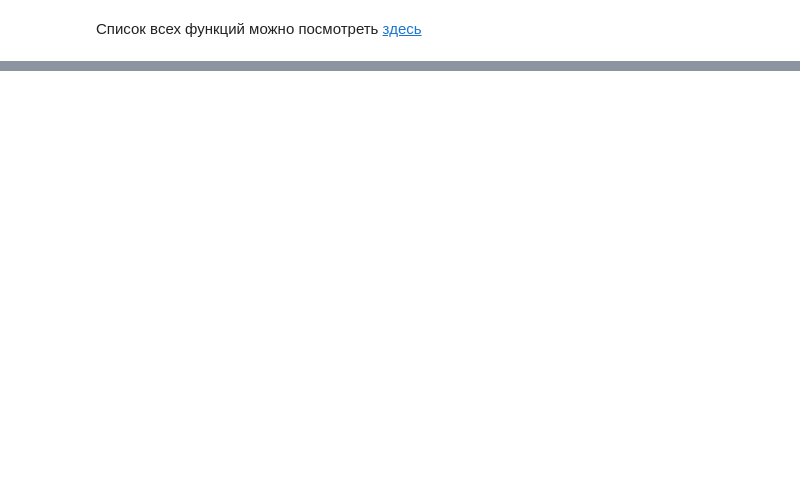
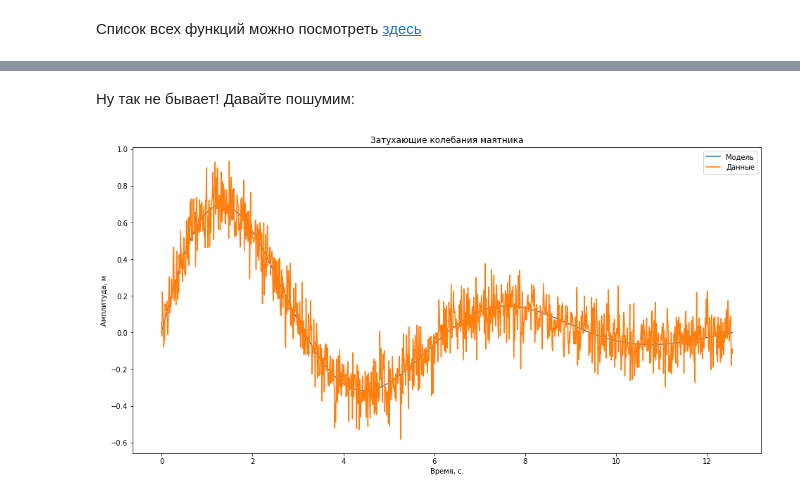
Before and after one commit to teimy/iki-course, a Jupyter notebook: Lection2.ipynb, the cells around one changed output, grey strips where cells are left out. Drawn from its saved outputs; the diff is of its cells as text; code cells hidden in the pictures; blank space fills up the shorter version.

```diff
--- a/Lection2.ipynb
+++ b/Lection2.ipynb
@@ -281,0 +343,15 @@ print('Собственные значения: ', linalg.eigvals(bb))
+# %% [markdown]
+Ну так не бывает! Давайте пошумим:
+# %%
+y1 = y + 0.1*np.random.randn(len(y)) # добавляем шум
+                                     # почему не rand?  почему именно randn? подумойте
+plt.figure(figsize=(16,8))
+plt.plot(x, y, x, y1)
+
+plt.title('Затухающие колебания маятника')
+plt.ylabel('Амплитуда, м')       # у нас здоровый маятник
+plt.xlabel('Время, с.')          # и видимо очень вязкая среда
+plt.legend(['Модель', 'Данные']) # будем хорошими мальчиками и сделаем легенду
+plt.show()
+# %% [output]
+[figure, added]
```
Also changed, not shown: parts of 33 cells of this notebook.
